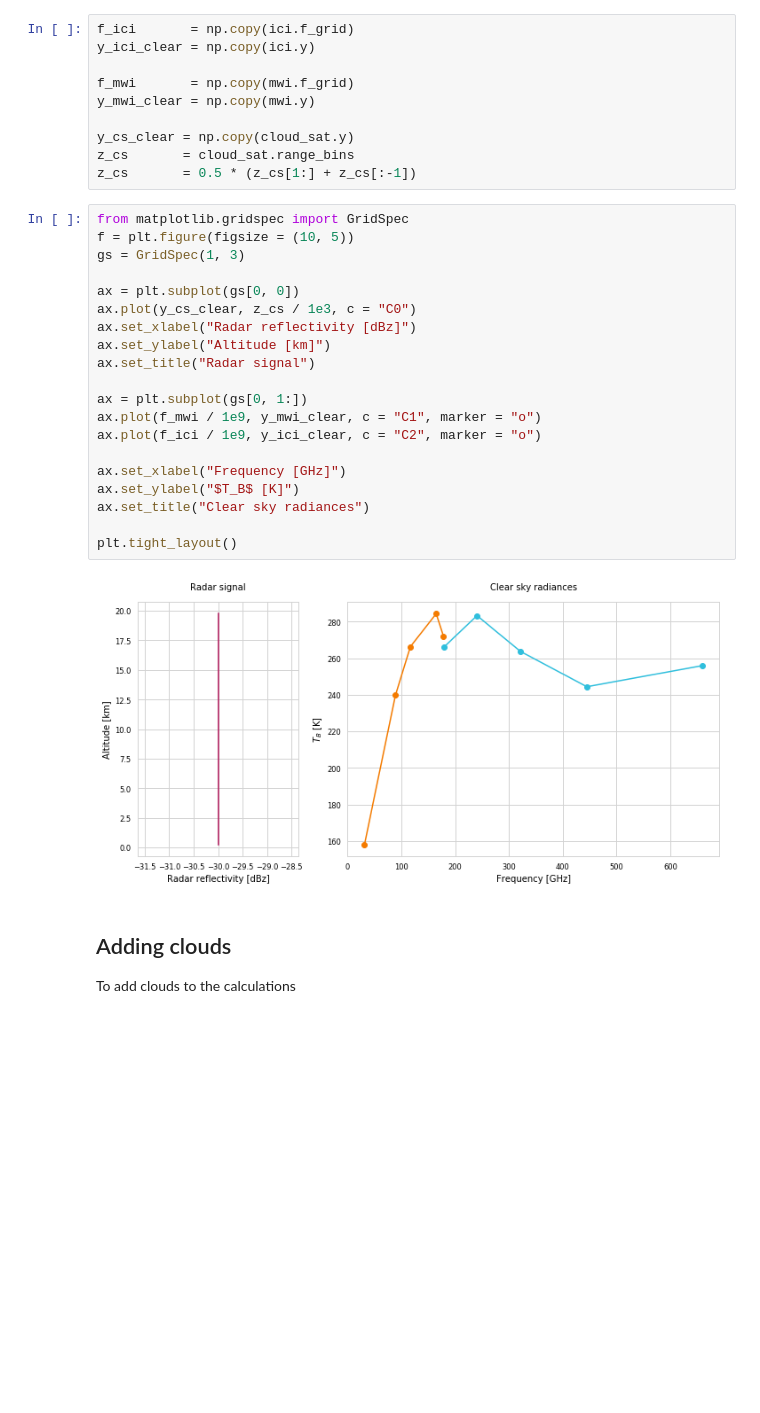
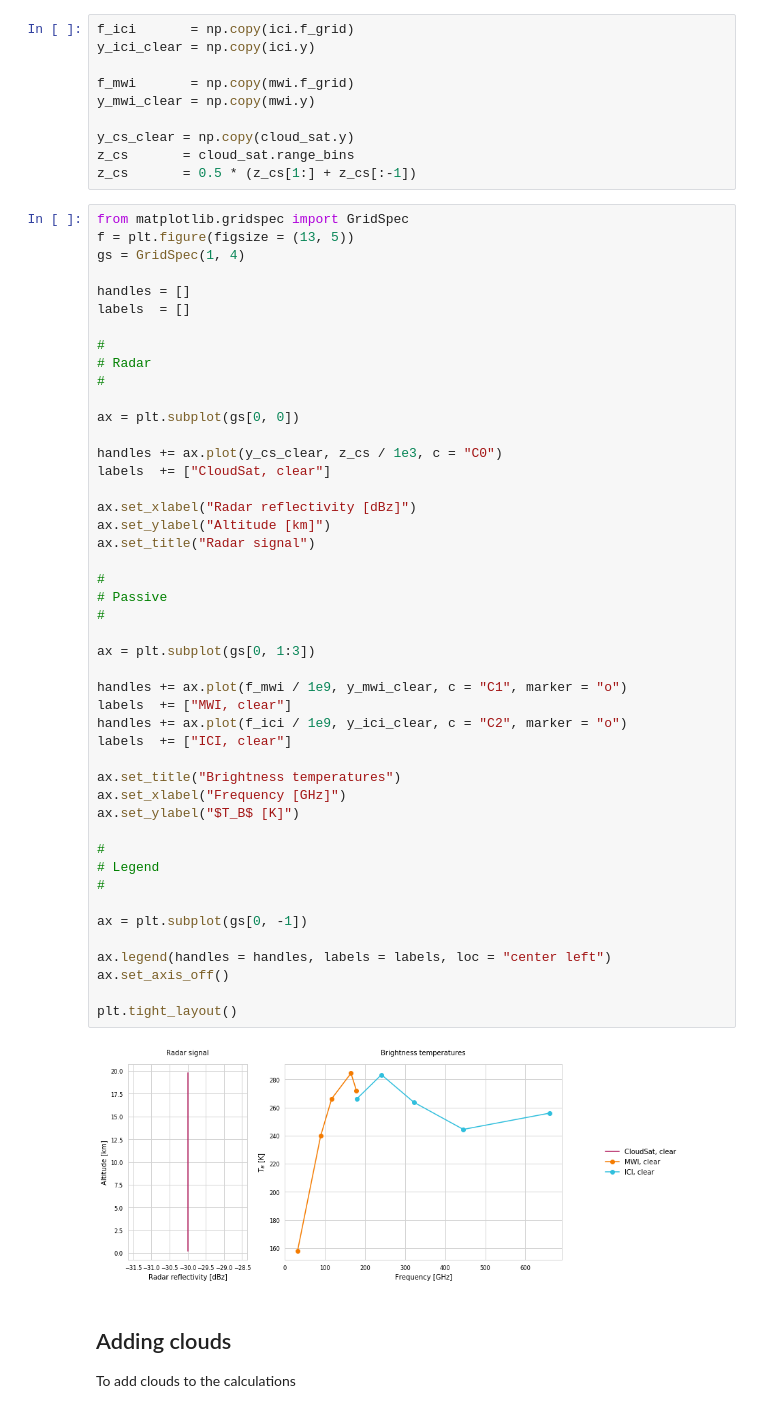
Before and after one commit to simonpf/artssat, a Jupyter notebook: examples/notebooks/clouds.ipynb, the cells around one changed output. Drawn from its saved outputs; the diff is of its cells as text; blank space fills up the shorter version.

```diff
--- a/examples/notebooks/clouds.ipynb
+++ b/examples/notebooks/clouds.ipynb
@@ -126,26 +124,52 @@ z_cs       = cloud_sat.range_bins
 z_cs       = 0.5 * (z_cs[1:] + z_cs[:-1])
 # %%
 from matplotlib.gridspec import GridSpec
-f = plt.figure(figsize = (10, 5))
-gs = GridSpec(1, 3)
+f = plt.figure(figsize = (13, 5))
+gs = GridSpec(1, 4)
+
+handles = []
+labels  = []
+
+#
+# Radar
+#
 
 ax = plt.subplot(gs[0, 0])
-ax.plot(y_cs_clear, z_cs / 1e3, c = "C0")
+
+handles += ax.plot(y_cs_clear, z_cs / 1e3, c = "C0")
+labels  += ["CloudSat, clear"]
+
 ax.set_xlabel("Radar reflectivity [dBz]")
 ax.set_ylabel("Altitude [km]")
 ax.set_title("Radar signal")
 
-ax = plt.subplot(gs[0, 1:])
-ax.plot(f_mwi / 1e9, y_mwi_clear, c = "C1", marker = "o")
-ax.plot(f_ici / 1e9, y_ici_clear, c = "C2", marker = "o")
+#
+# Passive
+#
 
+ax = plt.subplot(gs[0, 1:3])
+
+handles += ax.plot(f_mwi / 1e9, y_mwi_clear, c = "C1", marker = "o")
+labels  += ["MWI, clear"]
+handles += ax.plot(f_ici / 1e9, y_ici_clear, c = "C2", marker = "o")
+labels  += ["ICI, clear"]
+
+ax.set_title("Brightness temperatures")
 ax.set_xlabel("Frequency [GHz]")
 ax.set_ylabel("$T_B$ [K]")
-ax.set_title("Clear sky radiances")
+
+#
+# Legend
+#
+
+ax = plt.subplot(gs[0, -1])
+
+ax.legend(handles = handles, labels = labels, loc = "center left")
+ax.set_axis_off()
 
 plt.tight_layout()
 # %% [output]
-[figure, old version]
+[figure, new version]
 # %% [markdown]
 ## Adding clouds
 
```
Also changed, not shown: parts of 38 cells of this notebook, 1 other file.
